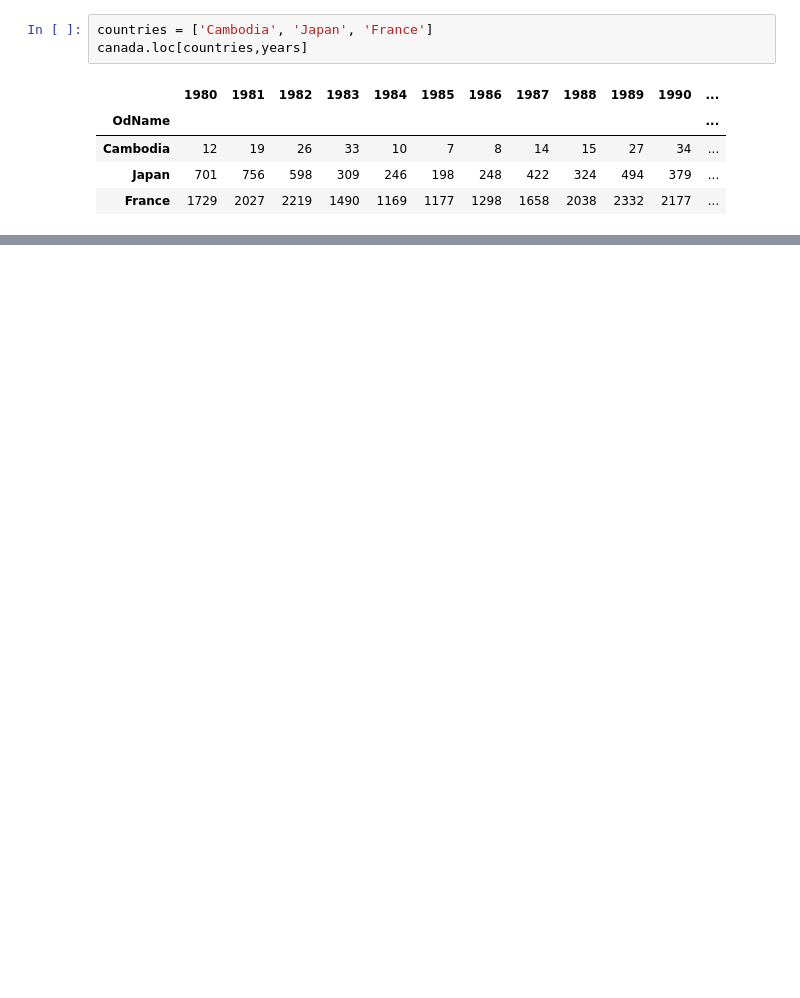
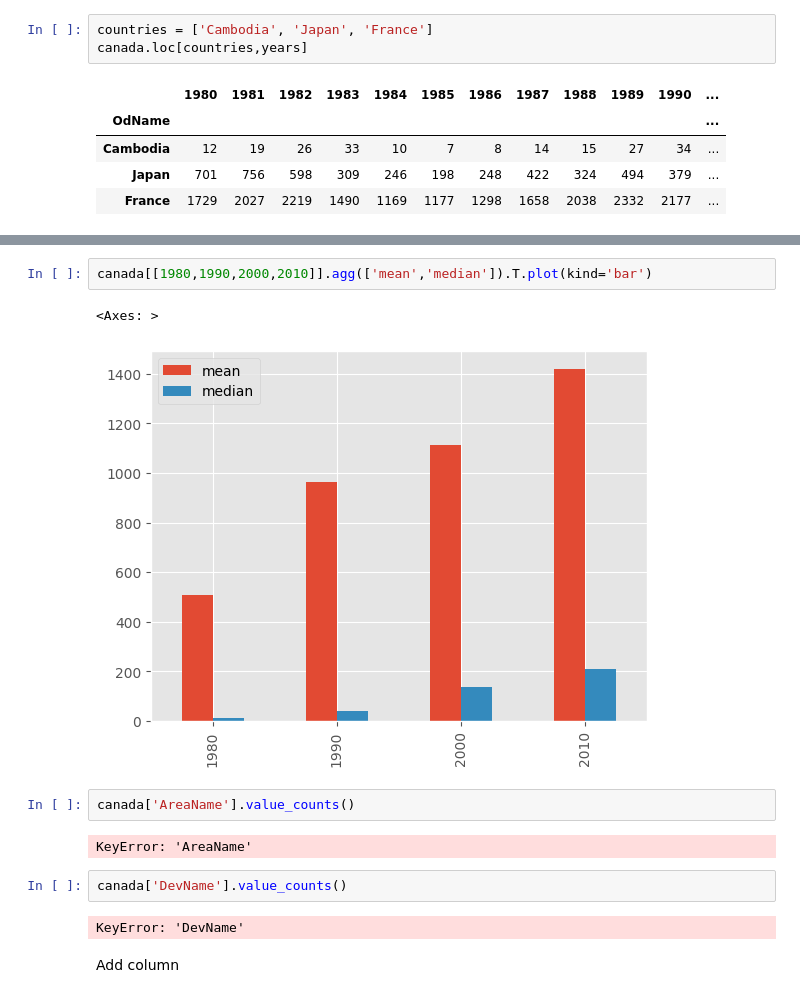
Before and after one commit to abhinav-766/digipython, a Jupyter notebook: analysis/analysis.1.ipynb, the cells around one changed output, grey strips where cells are left out. Cells and saved outputs as stored; diff of their text form; blank space fills up the shorter version.

```diff
--- a/analysis/analysis.1.ipynb
+++ b/analysis/analysis.1.ipynb
@@ -232,0 +354,15 @@ plt.savefig('Comparing three countries')
+# %%
+canada[[1980,1990,2000,2010]].agg(['mean','median']).T.plot(kind='bar')
+# %% [output]
+<Axes: >
+[figure, added]
+# %%
+canada['AreaName'].value_counts()
+# %% [output]
+KeyError: 'AreaName'
+# %%
+canada['DevName'].value_counts()
+# %% [output]
+KeyError: 'DevName'
+# %% [markdown]
+Add column
```
Also changed, not shown: parts of 43 cells of this notebook, 2 other files.
